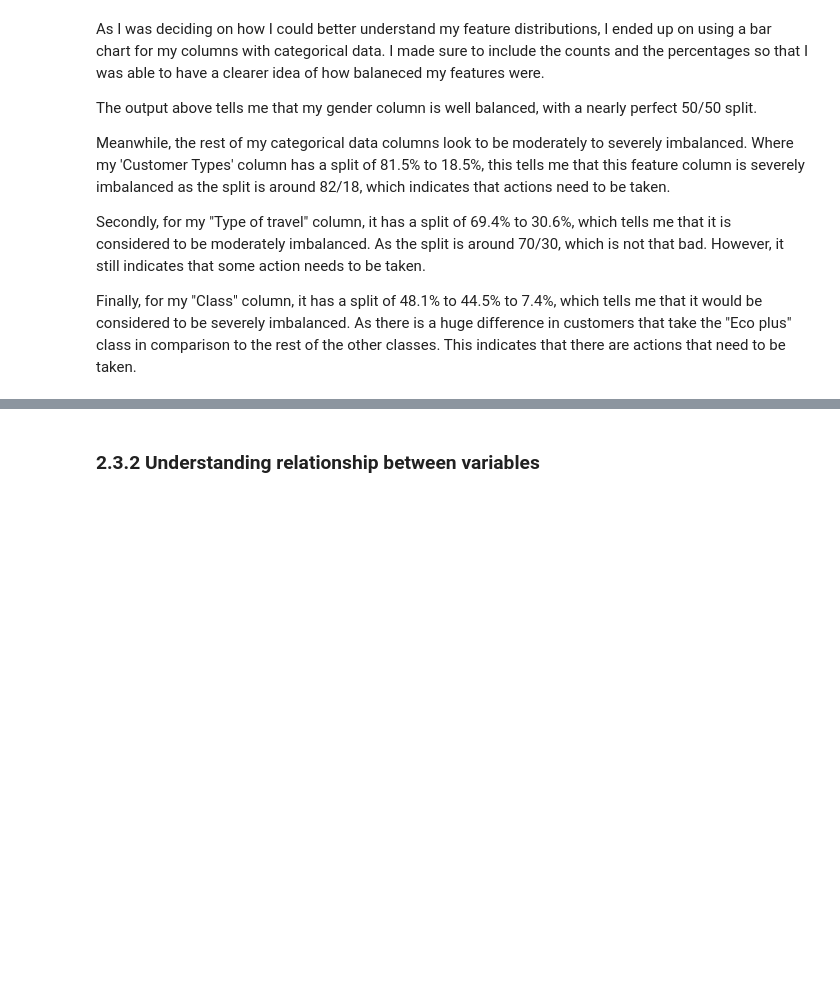
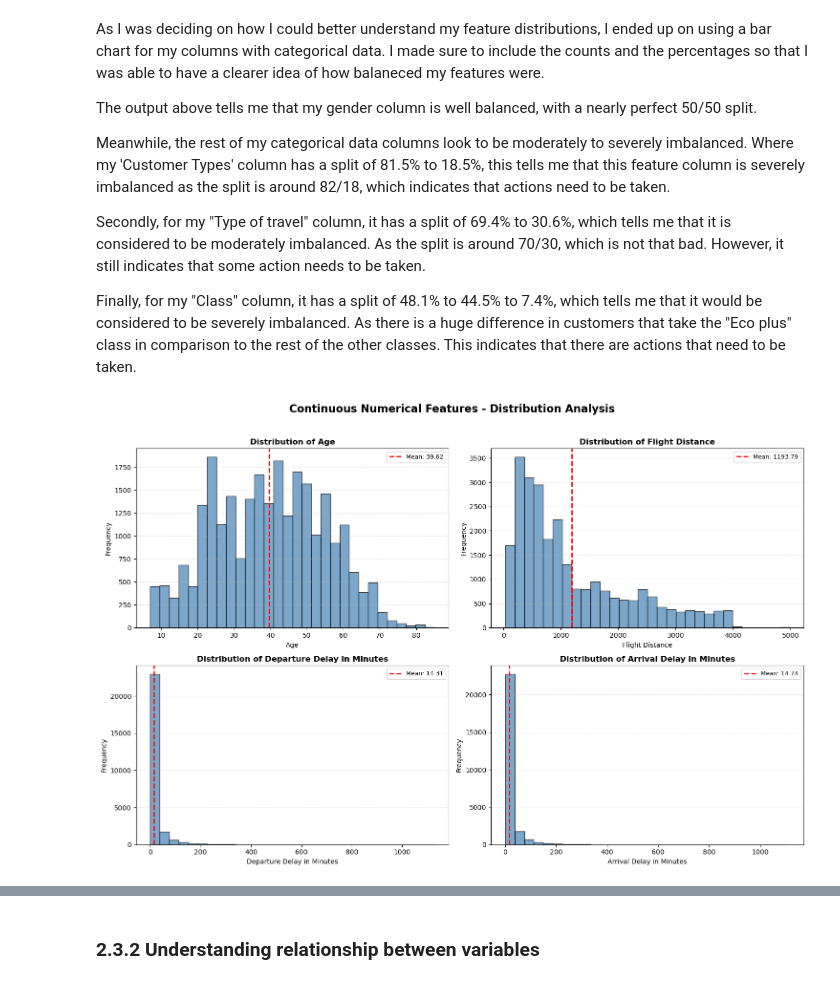
Before and after one commit to EthanYip-prog/MLDP_Project, a Jupyter notebook: MLDP_Project_Ethan.ipynb, the cells around one changed output, grey strips where cells are left out. Drawn from its saved outputs; the diff is of its cells as text; code cells hidden in the pictures; blank space fills up the shorter version.

```diff
--- a/MLDP_Project_Ethan.ipynb
+++ b/MLDP_Project_Ethan.ipynb
@@ -217,5 +244,45 @@ Finally, for my "Class" column, it has a split of 48.1% to 44.5% to 7.4%, which
 # %%
 # Understanding distribution of features (Numerical Features)
 import matplotlib.pyplot as plt
 
-col_y
+# 1. Filter features: Keep only numerical columns with more than 10 unique values
+# This automatically removes the 1-5 rating scales
+continuous_features = [
+    col for col in df.select_dtypes(include=["number"]).columns
+    if df[col].nunique() > 10
+]
+
+# 2. Setup the plotting grid based on the filtered list
+cols = 2  # Reduced columns for better visibility of wider distributions
+rows = (len(continuous_features) + cols - 1) // cols
+fig, axes = plt.subplots(rows, cols, figsize=(15, 5 * rows))
+axes = axes.flatten()
+
+for idx, feature in enumerate(continuous_features):
+    # Drop NaNs for the calculation
+    data = df[feature].dropna()
+
+    # Plot histogram
+    axes[idx].hist(data, bins=30, edgecolor='black', alpha=0.7, color='steelblue')
+
+    # Add mean line
+    mean_val = data.mean()
+    axes[idx].axvline(mean_val, color='red', linestyle='--',
+                      linewidth=2, label=f'Mean: {mean_val:.2f}')
+
+    # Formatting
+    axes[idx].set_title(f'Distribution of {feature}', fontsize=12, fontweight='bold')
+    axes[idx].set_xlabel(feature, fontsize=10)
+    axes[idx].set_ylabel('Frequency', fontsize=10)
+    axes[idx].legend(fontsize=9)
+    axes[idx].grid(axis='y', alpha=0.3, linestyle='--')
+
+# Hide any empty subplots
+for ax in axes[len(continuous_features):]:
+    ax.axis('off')
+
+plt.suptitle('Continuous Numerical Features - Distribution Analysis', fontsize=16, fontweight='bold')
+plt.tight_layout(rect=[0, 0, 1, 0.96])
+plt.show()
+# %% [output]
+[figure, added]
```
Also changed, not shown: parts of 2 cells of this notebook.
